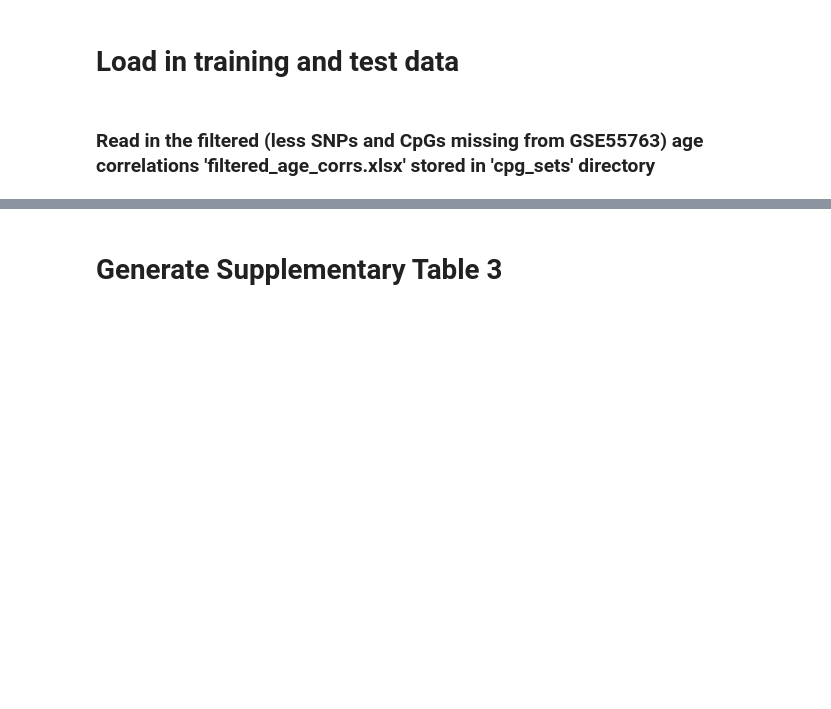
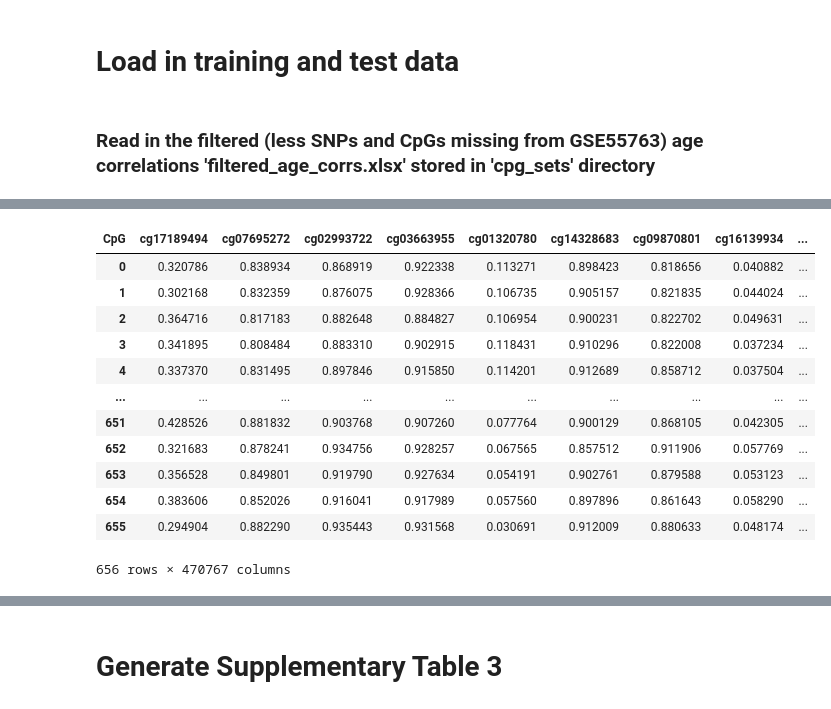
Before and after one commit to SkinnerCM/conboy-laboratory, a Jupyter notebook: dnam-clocks/mFSS-clock/notebooks/Generate figures/Generate Figure 4.ipynb, the cells around one changed output, grey strips where cells are left out. Saved outputs shown, nothing was run; the diff lists cells and outputs as text; code cells hidden in the pictures; blank space fills up the shorter version.

```diff
--- a/dnam-clocks/mFSS-clock/notebooks/Generate figures/Generate Figure 4.ipynb
+++ b/dnam-clocks/mFSS-clock/notebooks/Generate figures/Generate Figure 4.ipynb
@@ -33,0 +34,2 @@ age_corrs=pd.read_excel(data_path + 'cpg_sets/filtered_age_corrs.xlsx')
+# %%
+hannum = hannum[overlap]
@@ -33,0 +52,16 @@ age_corrs=pd.read_excel(data_path + 'cpg_sets/filtered_age_corrs.xlsx')
+# %%
+hannum
+# %% [output]
+| CpG | cg17189494 | cg07695272 | cg02993722 | cg03663955 | cg01320780 | cg14328683 | cg09870801 | cg16139934 | ... |
+| 0 | 0.320786 | 0.838934 | 0.868919 | 0.922338 | 0.113271 | 0.898423 | 0.818656 | 0.040882 | ... |
+| 1 | 0.302168 | 0.832359 | 0.876075 | 0.928366 | 0.106735 | 0.905157 | 0.821835 | 0.044024 | ... |
+| 2 | 0.364716 | 0.817183 | 0.882648 | 0.884827 | 0.106954 | 0.900231 | 0.822702 | 0.049631 | ... |
+| 3 | 0.341895 | 0.808484 | 0.883310 | 0.902915 | 0.118431 | 0.910296 | 0.822008 | 0.037234 | ... |
+| 4 | 0.337370 | 0.831495 | 0.897846 | 0.915850 | 0.114201 | 0.912689 | 0.858712 | 0.037504 | ... |
+| ... | ... | ... | ... | ... | ... | ... | ... | ... | ... |
+| 651 | 0.428526 | 0.881832 | 0.903768 | 0.907260 | 0.077764 | 0.900129 | 0.868105 | 0.042305 | ... |
+| 652 | 0.321683 | 0.878241 | 0.934756 | 0.928257 | 0.067565 | 0.857512 | 0.911906 | 0.057769 | ... |
+| 653 | 0.356528 | 0.849801 | 0.919790 | 0.927634 | 0.054191 | 0.902761 | 0.879588 | 0.053123 | ... |
+| 654 | 0.383606 | 0.852026 | 0.916041 | 0.917989 | 0.057560 | 0.897896 | 0.861643 | 0.058290 | ... |
+| 655 | 0.294904 | 0.882290 | 0.935443 | 0.931568 | 0.030691 | 0.912009 | 0.880633 | 0.048174 | ... |
+656 rows × 470767 columns
```
Also changed, not shown: parts of 17 cells of this notebook, 3 other files.
